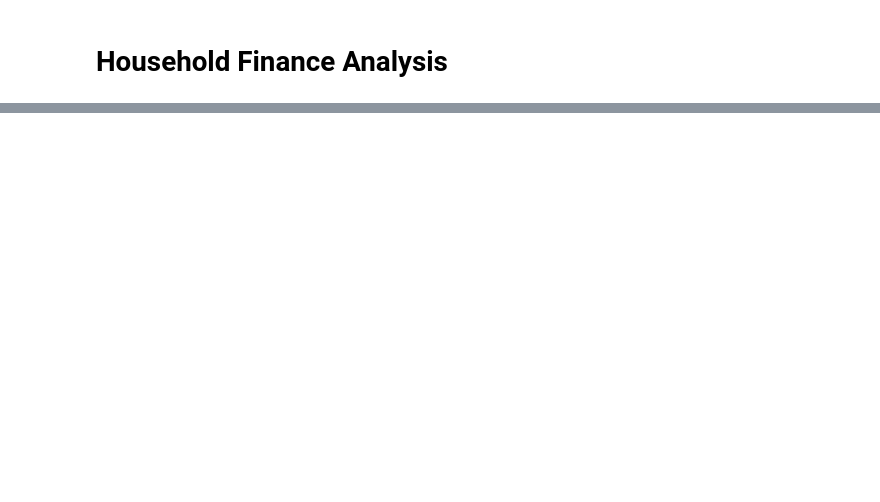
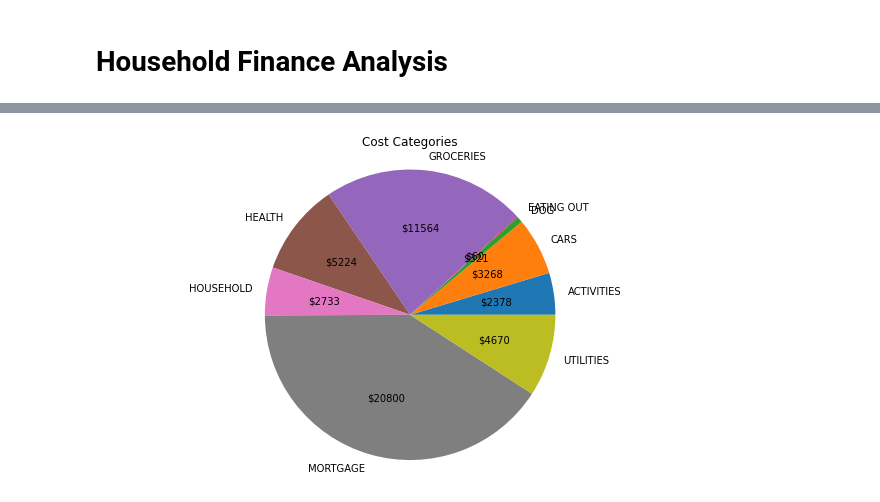
Before and after one commit to mikedonnici/dev, a Jupyter notebook: datasci/dataquest/python/household-finances.ipynb, the cells around one changed output, grey strips where cells are left out. Saved outputs shown, nothing was run; the diff lists cells and outputs as text; code cells hidden in the pictures; blank space fills up the shorter version.

Commit message:
household finances analysis

```diff
--- a/datasci/dataquest/python/household-finances.ipynb
+++ b/datasci/dataquest/python/household-finances.ipynb
@@ -4,6 +4,6 @@
 import pandas as pd
 import re
 
-df = pd.read_csv("household-finances.csv")
-df
+df = pd.read_csv("household-finances3.csv", parse_dates=["date"], infer_datetime_format=True, dayfirst=True)
+df["date"]
 # %% [output]
@@ -55,21 +53,0 @@ df.groupby("desc").sum()
-# %%
-substitutions = {
-    "IGA": r".?CALLALA BAY HOLDING.?",
-    "WOOLWORTHS": r".?WOOLWORTHS.?",
-    "KEMPS": r".?Kemps.?",
-    "ENERGY": r".?ORIGIN ENERGY.?",
-    "WATER": r".?SHOALHAVEN WATER.?",
-    "GAS": r".?TARRANTS GAS.?",
-    "PHARMACY": r".?PHARMACY.?",
-    "PHARMACY": r".?CHEMIST.?",
-    "NOWRA FRESH": r".?NOWRA FARMERS MARKET.?",
-    "NOWRA FRESH": r".?NOWRA FRESH.?",
-    "TELSTRA": r".?Telstra.?",
-    "BOOZE": r".?CELLARS.?"
-}
-
-for key, pattern in substitutions.items():
-    s = df["desc"].str.replace(pattern, key, flags=re.I)
-    df["desc"] = s.combine_first(df["desc"])
-
-df["desc"].value_counts()
@@ -88,0 +145,20 @@ Name: desc, Length: 167, dtype: int64
+# %%
+import matplotlib.pyplot as plt
+import numpy as np
+%matplotlib inline
+
+plotdf = df[df["amount"]<0].groupby("category").sum().abs()
+values = plotdf["amount"]
+labels = plotdf.index
+amount_sum = plotdf["amount"].sum()
+
+def dollar_value(val):
+    return f"${int(np.round(val/100*amount_sum))}"
+
+fig1, ax1 = plt.subplots(figsize=(11,6))
+ax1.pie(values, labels=plotdf.index, autopct=dollar_value)
+ax1.axis('equal')
+plt.title('Cost Categories')
+plt.show()
+# %% [output]
+[figure, added]
```
Also changed, not shown: parts of 11 cells of this notebook, 7 other files.
